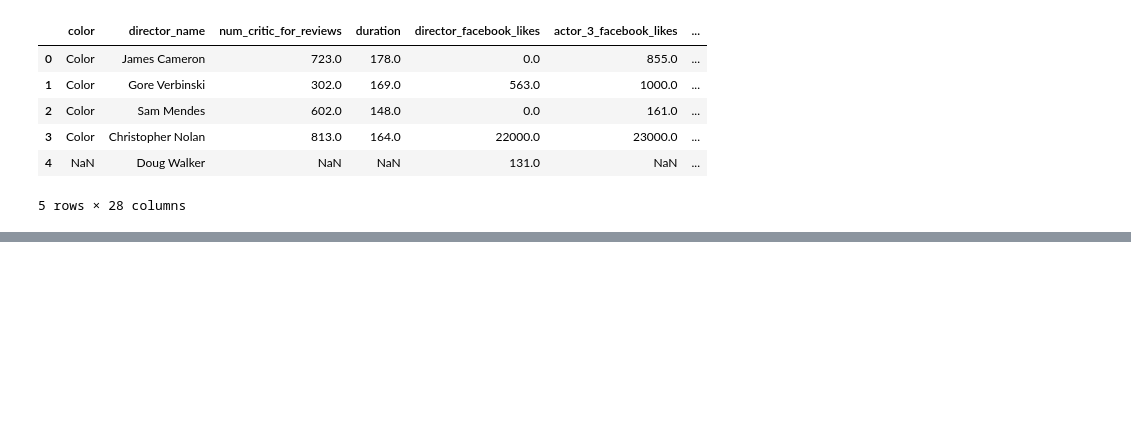
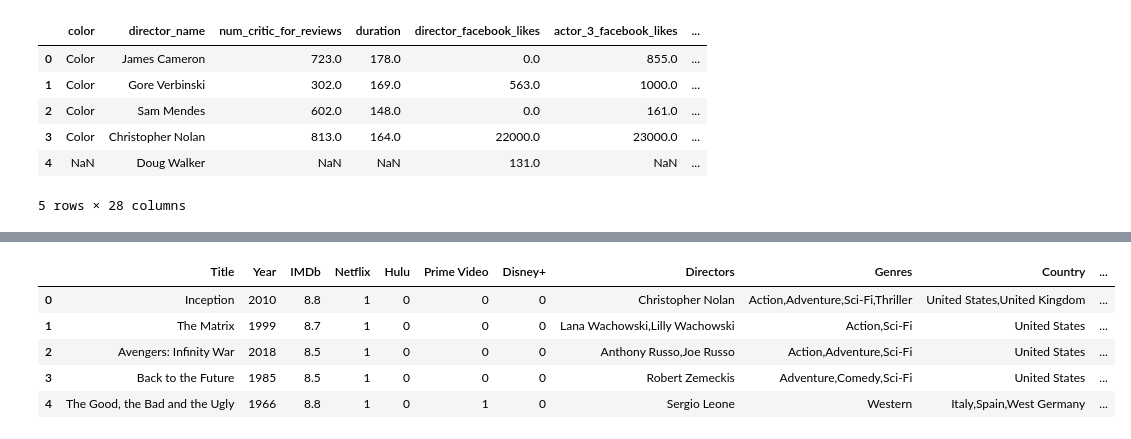
Before and after one commit to MBoerenko/ETL_Project, a Jupyter notebook: Database.ipynb, the cells around one changed output, grey strips where cells are left out. Saved outputs shown, nothing was run; the diff lists cells and outputs as text; code cells hidden in the pictures; blank space fills up the shorter version.

```diff
--- a/Database.ipynb
+++ b/Database.ipynb
@@ -5,9 +6,9 @@ from sqlalchemy import create_engine
 #from config import username, password, host, port
 # %%
 #Read Streaming Platform CSV into dataframe
-netflix_csv="DataSets/MoviesOnStreamingPlatforms_updated.csv"
-netflix_data_df=pd.read_csv(netflix_csv, index_col=[0])
-netflix_data_df.head()
+streaming_csv="DataSets/MoviesOnStreamingPlatforms_updated.csv"
+streaming_data_df=pd.read_csv(streaming_csv, index_col=[0])
+streaming_data_df.head()
 # %% [output]
 |  | ID | Title | Year | Age | IMDb | Rotten Tomatoes | Netflix | Hulu | Prime Video | Disney+ | ... |
 | 0 | 1 | Inception | 2010 | 13+ | 8.8 | 87% | 1 | 0 | 0 | 0 | ... |
@@ -40,6 +41,14 @@ new_imdb_df.head()
 | 3 | The Dark Knight Rises | 448130642.0 | 250000000.0 |
 | 4 | Star Wars: Episode VII - The Forc... | NaN | NaN |
 # %%
-new_netflix_df=netflix_data_df.drop(columns=["ID", "Age", "Rotten Tomatoes", "Type", "Runtime"]).copy()
-new_netflix_df.head()
+#Clean Streaming_DF
+new_streaming_df=streaming_data_df.drop(columns=["ID", "Age", "Rotten Tomatoes", "Type", "Runtime"]).copy()
+new_streaming_df.head()
+# %% [output]
+|  | Title | Year | IMDb | Netflix | Hulu | Prime Video | Disney+ | Directors | Genres | Country | ... |
+| 0 | Inception | 2010 | 8.8 | 1 | 0 | 0 | 0 | Christopher Nolan | Action,Adventure,Sci-Fi,Thriller | United States,United Kingdom | ... |
+| 1 | The Matrix | 1999 | 8.7 | 1 | 0 | 0 | 0 | Lana Wachowski,Lilly Wachowski | Action,Sci-Fi | United States | ... |
+| 2 | Avengers: Infinity War | 2018 | 8.5 | 1 | 0 | 0 | 0 | Anthony Russo,Joe Russo | Action,Adventure,Sci-Fi | United States | ... |
+| 3 | Back to the Future | 1985 | 8.5 | 1 | 0 | 0 | 0 | Robert Zemeckis | Adventure,Comedy,Sci-Fi | United States | ... |
+| 4 | The Good, the Bad and the Ugly | 1966 | 8.8 | 1 | 0 | 1 | 0 | Sergio Leone | Western | Italy,Spain,West Germany | ... |
 # %%
```
Also changed, not shown: parts of 16 cells of this notebook, 2 other files.
